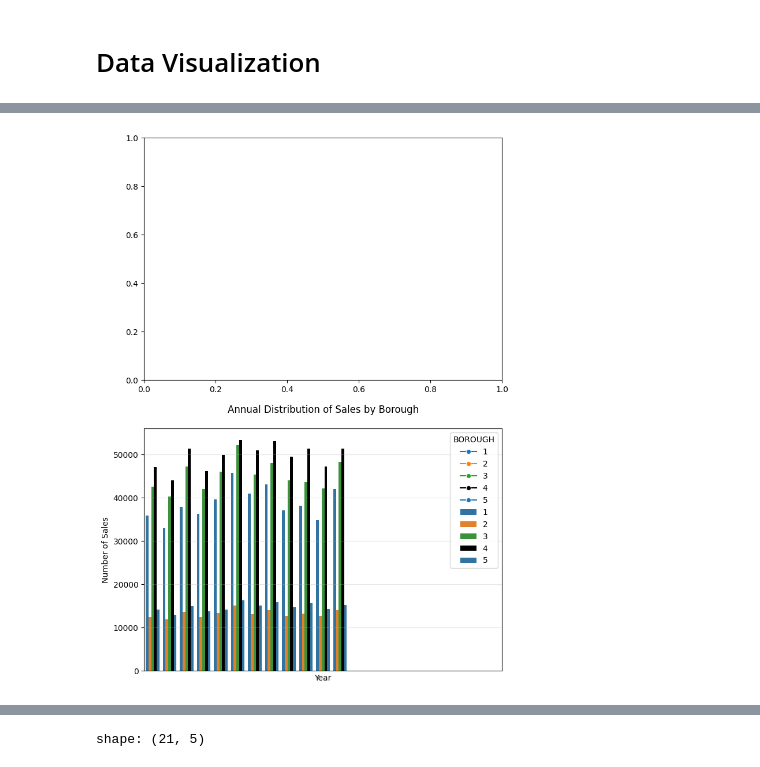
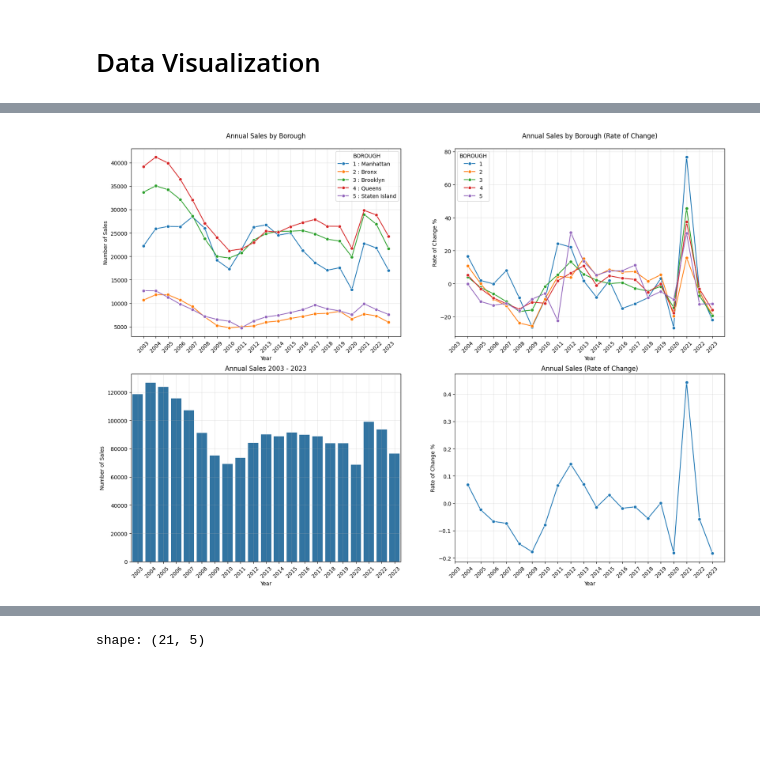
Before and after one commit to GuhGonk/NYC-Rolling-Sales, a Jupyter notebook: main.ipynb, the cells around one changed output, grey strips where cells are left out. Saved outputs shown, nothing was run; the diff lists cells and outputs as text; code cells hidden in the pictures; blank space fills up the shorter version.

Commit message:
Data Vis update - 2/24/2025
Worked on annualized sales visualizations

```diff
--- a/main.ipynb
+++ b/main.ipynb
@@ -30,50 +67,90 @@ GROUP BY EXTRACT(YEAR FROM "SALE DATE"), "BOROUGH"
 ORDER BY year, "BOROUGH"
 """
 annual_byBoro = pl.read_database(query = query1, connection = connection)
+annual_byBoro_roc = annual_byBoro.sort(["BOROUGH", "year"]).with_columns(
+    (pl.col("count").pct_change().over("BOROUGH")*100).alias("roc")
+)
 
-fig, axs = plt.subplots(2,1)
+fig, axs = plt.subplots(2,2)
 
 sns.lineplot(
     data=annual_byBoro.to_pandas(),
     x='year',
     y='count',
     hue='BOROUGH',
-    palette=["C0", "C1", "C2", "k"],
+    palette=["C0", "C1", "C2", "C3", "C4"],
     marker='o',
-    ax=axs[0]
+    ax=axs[0,0]
 )
 
-axs[0].set_title('Annual Distribution of Sales by Borough', pad=20)
-axs[0].set_xlabel('Year')
-axs[0].set_xticks(annual_byBoro['year'].unique().sort())
-axs[0].set_xticklabels(annual_byBoro['year'].unique().sort(), rotation=45)
-axs[0].set_ylabel('Number of Sales')
-axs[0].grid(True, alpha=0.3)
-axs[0].legend(title='Borough', bbox_to_anchor=(1.05, 1), loc='upper left')
+borough_names = ["1 : Manhattan", "2 : Bronx", "3 : Brooklyn", "4 : Queens", "5 : Staten Island"]
 
-query2 = """
-SELECT EXTRACT(MONTH FROM "SALE DATE") as month,
-    "BOROUGH",
-    COUNT(*) as count
-FROM rolling_sales
-GROUP BY EXTRACT(MONTH FROM "SALE DATE"), "BOROUGH"
-ORDER BY month, "BOROUGH"
-"""
-
-monthly_byBoro = pl.read_database(query = query2, connection = connection)
-
-axs[1] = sns.barplot(
-    data=monthly_byBoro.to_pandas(),
-    x='month',
-    y='count',
-    hue='BOROUGH',
-    palette=["C0", "C1", "C2", "k"],
+axs[0,0].set_title('Annual Sales by Borough', pad=20)
+axs[0,0].set_xlabel('Year')
+axs[0,0].set_xticks(annual_byBoro['year'].unique().sort())
+axs[0,0].set_xticklabels(annual_byBoro['year'].unique().sort(), rotation=45)
+axs[0,0].set_ylabel('Number of Sales')
+axs[0,0].grid(True, alpha=0.3)
+sns.move_legend(
+    axs[0,0],
+    "upper right",
+    # bbox_to_anchor=(1.05,1),
+    labels=borough_names
 )
 
+sns.lineplot(
+    data=annual_byBoro_roc.to_pandas(),
+    x='year',
+    y='roc',
+    hue='BOROUGH',
+    palette=["C0", "C1", "C2", "C3", "C4"],
+    marker='o',
+    ax=axs[0,1]
+)
 
+axs[0,1].set_title('Annual Sales by Borough (Rate of Change)', pad=20)
+axs[0,1].set_xlabel('Year')
+axs[0,1].set_xticks(annual_byBoro['year'].unique().sort())
+axs[0,1].set_xticklabels(annual_byBoro['year'].unique().sort(), rotation=45)
+axs[0,1].set_ylabel('Rate of Change %')
+axs[0,1].grid(True, alpha=0.3)
+
+annual_sales=annual_byBoro.group_by("year").agg(pl.col("count").sum().alias("count")).sort("year")
+annual_sales_roc=annual_sales.sort("year").with_columns(
+    pl.col("count").pct_change().alias("roc")
+)
+
+sns.barplot(
+    data=annual_sales.to_pandas(),
+    x='year',
+    y='count',
+    ax=axs[1,0]
+)
+
+axs[1,0].set_title('Annual Sales 2003 - 2023')
+axs[1,0].set_xlabel('Year')
+axs[1,0].set_xticklabels(labels=annual_sales['year'], rotation=45)
+axs[1,0].set_ylabel('Number of Sales')
+axs[1,0].grid(True, alpha=0.3)
+
+sns.lineplot(
+    data=annual_sales_roc.to_pandas(),
+    x='year',
+    y='roc',
+    palette=["C0", "C1", "C2", "C3", "C4"],
+    marker='o',
+    ax=axs[1,1]
+)
+
+axs[1,1].set_title('Annual Sales (Rate of Change)')
+axs[1,1].set_xlabel('Year')
+axs[1,1].set_xticks(annual_sales_roc['year'].unique().sort())
+axs[1,1].set_xticklabels(annual_sales_roc['year'].unique().sort(), rotation=45)
+axs[1,1].set_ylabel('Rate of Change %')
+axs[1,1].grid(True, alpha=0.3)
 
 # Adjust layout to prevent label cutoff
 # plt.tight_layout()
-fig.set_figheight(12)
-fig.set_figwidth(8)
+fig.set_figheight(14)
+fig.set_figwidth(20)
 # %% [output]
@@ -84 +157 @@ The palette list has fewer values (4) than needed (5) and will cycle, which may
-[figure, old version]
+[figure, new version]
```
Also changed, not shown: parts of 7 cells of this notebook, 1 other file.
